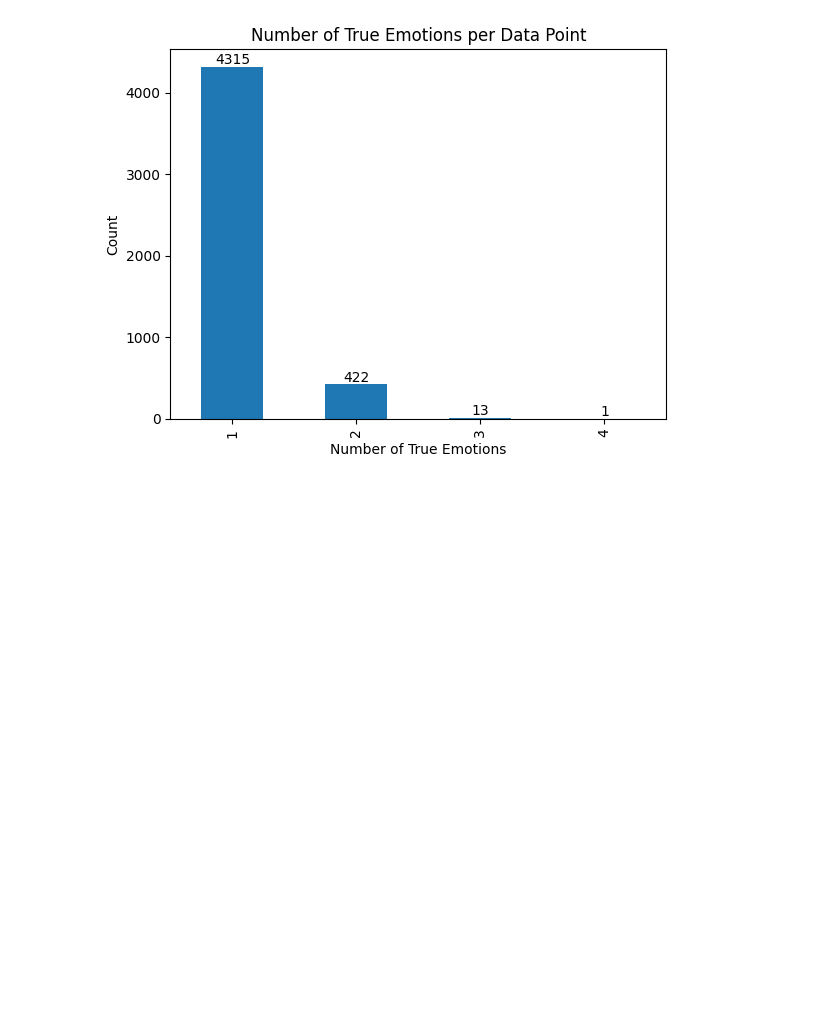
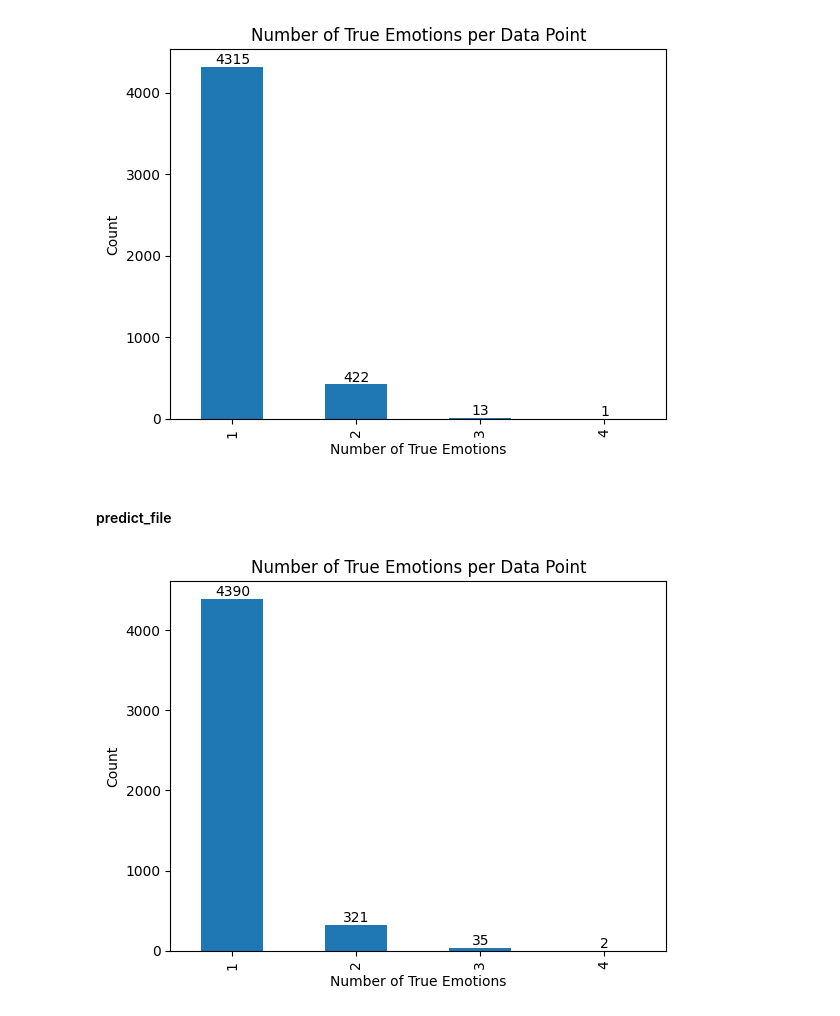
Before and after one commit to oneonlee/KR-Emotional-Analysis, a Jupyter notebook: run/EDA.ipynb, the cells around one changed output. Drawn from its saved outputs; the diff is of its cells as text; code cells hidden in the pictures; blank space fills up the shorter version.

```diff
--- a/run/EDA.ipynb
+++ b/run/EDA.ipynb
@@ -214,3 +269,21 @@ plt.ylabel('Count')
 plt.show()
 # %% [output]
 [figure]
+# %% [markdown]
+#### predict_file
+# %%
+# 2. 각 데이터 별 True인 감정의 개수를 계산하고 그래프로 나타냅니다.
+pred_df['num_true_emotions'] = pred_df[emotion_cols].sum(axis=1)
+counts = pred_df['num_true_emotions'].value_counts().sort_index()
+ax = counts.plot(kind='bar')
+
+# 막대 위에 count 값을 표시합니다.
+for i in range(len(counts)):
+    ax.text(i, counts.iloc[i], str(counts.iloc[i]), ha='center', va='bottom')
+
+plt.title('Number of True Emotions per Data Point')
+plt.xlabel('Number of True Emotions')
+plt.ylabel('Count')
+plt.show()
+# %% [output]
+[figure, added]
```
Also changed, not shown: parts of 6 cells of this notebook, 3 other files.
